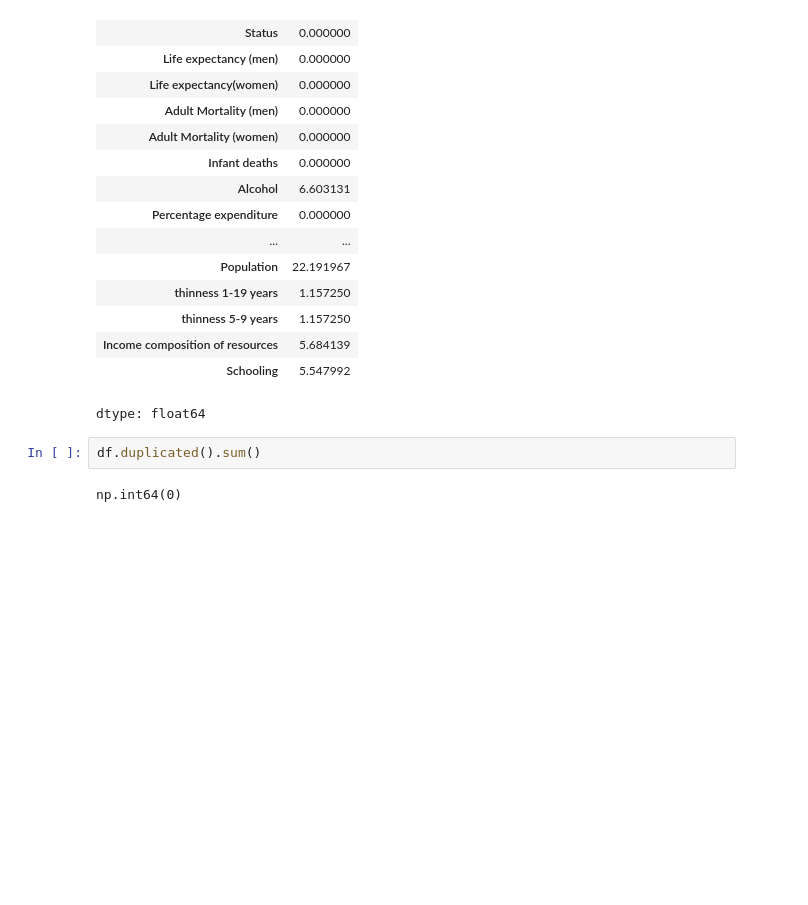
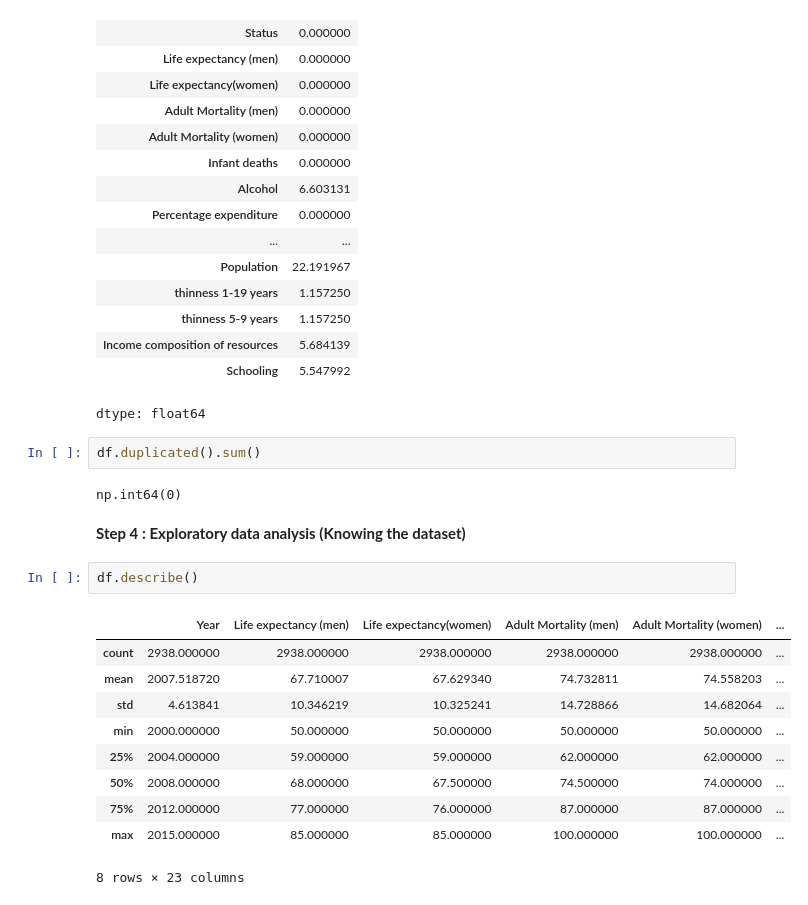
Before and after one commit to rutu019/MLT_practice, a Jupyter notebook: Data_preprocessing.ipynb, the cells around one changed output. Saved outputs shown, nothing was run; the diff lists cells and outputs as text; blank space fills up the shorter version.

```diff
--- a/Data_preprocessing.ipynb
+++ b/Data_preprocessing.ipynb
@@ -102,3 +117,18 @@ dtype: float64
 df.duplicated().sum()
 # %% [output]
 np.int64(0)
+# %% [markdown]
+**Step 4 : Exploratory data analysis (Knowing the dataset)**
+# %%
+df.describe()
+# %% [output]
+|  | Year | Life expectancy (men) | Life expectancy(women) | Adult Mortality (men) | Adult Mortality (women) | ... |
+| count | 2938.000000 | 2938.000000 | 2938.000000 | 2938.000000 | 2938.000000 | ... |
+| mean | 2007.518720 | 67.710007 | 67.629340 | 74.732811 | 74.558203 | ... |
+| std | 4.613841 | 10.346219 | 10.325241 | 14.728866 | 14.682064 | ... |
+| min | 2000.000000 | 50.000000 | 50.000000 | 50.000000 | 50.000000 | ... |
+| 25% | 2004.000000 | 59.000000 | 59.000000 | 62.000000 | 62.000000 | ... |
+| 50% | 2008.000000 | 68.000000 | 67.500000 | 74.500000 | 74.000000 | ... |
+| 75% | 2012.000000 | 77.000000 | 76.000000 | 87.000000 | 87.000000 | ... |
+| max | 2015.000000 | 85.000000 | 85.000000 | 100.000000 | 100.000000 | ... |
+8 rows × 23 columns
```
Also changed, not shown: parts of 18 cells of this notebook.
